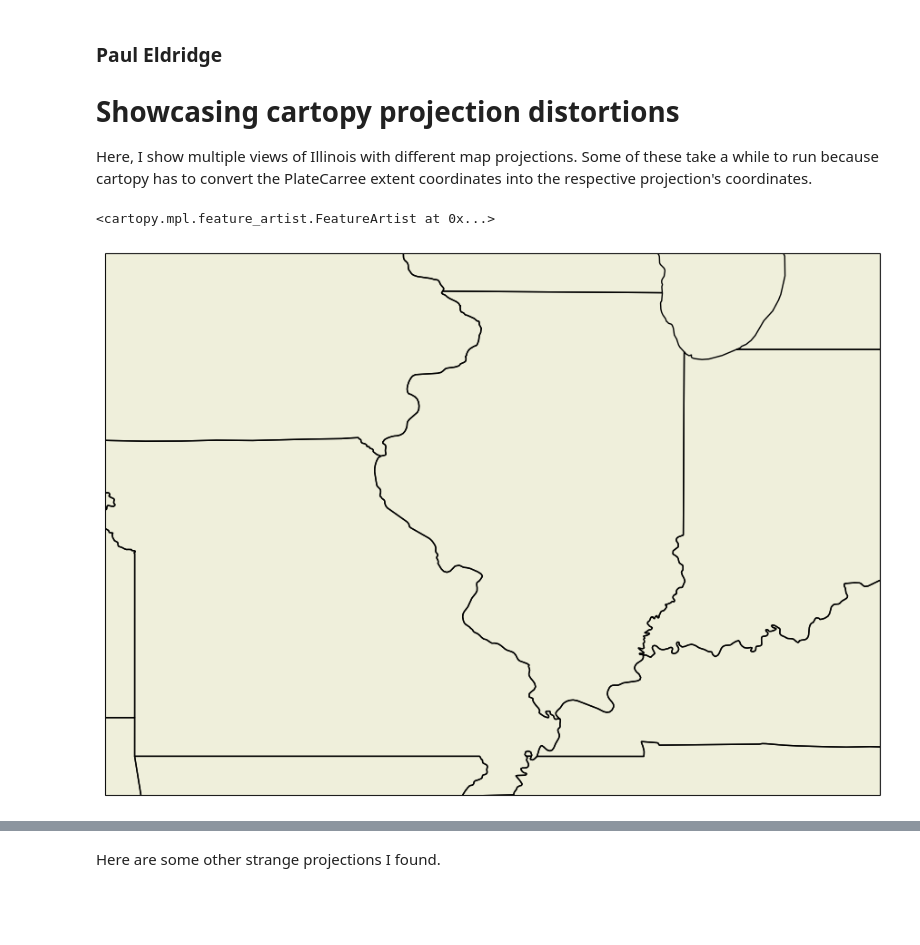
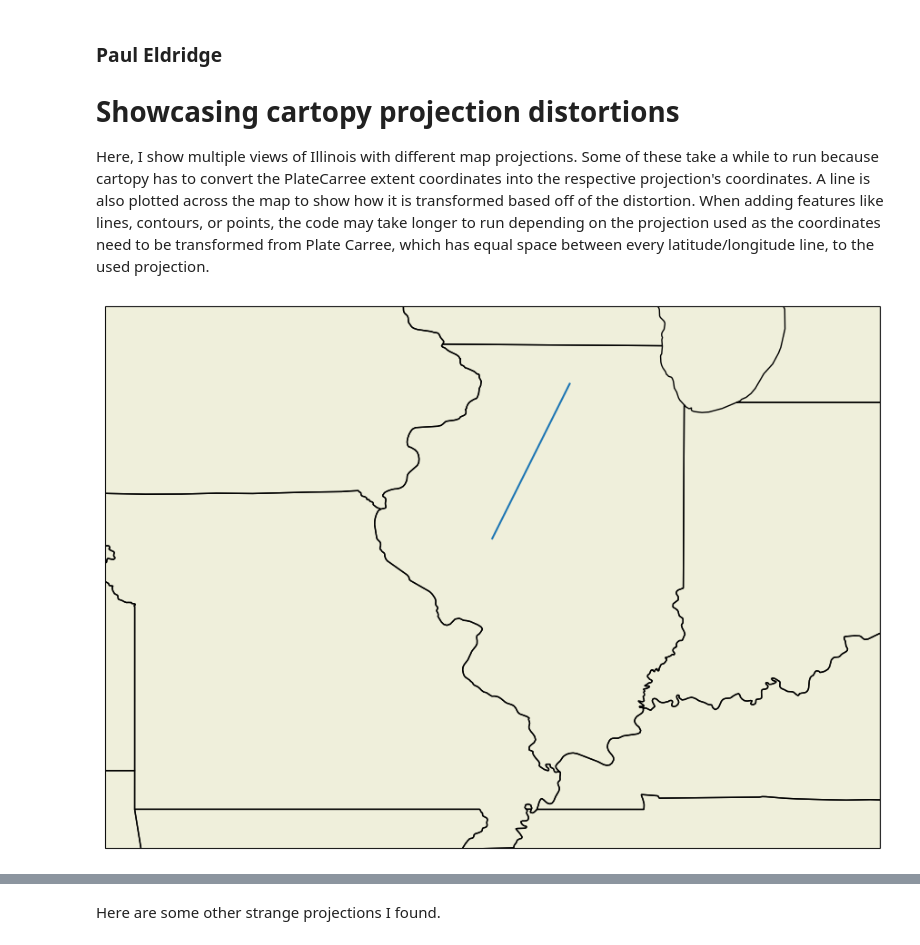
Before and after one commit to Eldpk/data_science_for_the_geosciences, a Jupyter notebook: 3 notebooks/Cartopy Projection Distortions.ipynb, the cells around one changed output, grey strips where cells are left out. Saved outputs shown, nothing was run; the diff lists cells and outputs as text; code cells hidden in the pictures; blank space fills up the shorter version.

```diff
--- a/3 notebooks/Cartopy Projection Distortions.ipynb
+++ b/3 notebooks/Cartopy Projection Distortions.ipynb
@@ -2,31 +2,35 @@
 ### Paul Eldridge
 # Showcasing cartopy projection distortions
 
-Here, I show multiple views of Illinois with different map projections. Some of these take a while to run because cartopy has to convert the PlateCarree extent coordinates into the respective projection's coordinates.
+Here, I show multiple views of Illinois with different map projections. Some of these take a while to run because cartopy has to convert the PlateCarree extent coordinates into the respective projection's coordinates. A line is also plotted across the map to show how it is transformed based off of the distortion. When adding features like lines, contours, or points, the code may take longer to run depending on the projection used as the coordinates need to be transformed from Plate Carree, which has equal space between every latitude/longitude line, to the used projection.
 # %%
 import cartopy.crs as ccrs
 import cartopy.feature as cfeature
 import matplotlib.pyplot as plt
 import numpy as np
 
 latN = 43
 latS = 36
 lonE = -85
 lonW = -95
 
 
 
 a = plt.figure(figsize=(11, 8.5))
 
 fig = plt.axes(projection=ccrs.PlateCarree())
 fig.set_extent([lonW, lonE, latS, latN], crs = ccrs.PlateCarree())
 fig.coastlines()
 fig.add_feature(cfeature.BORDERS)
 fig.add_feature(cfeature.STATES)
 fig.add_feature(cfeature.LAND)
+
+fig.plot([-90, -89], [40, 42], transform= ccrs.PlateCarree())
+
+
+plt.show()
 # %% [output]
-<cartopy.mpl.feature_artist.FeatureArtist at 0x...>
-[figure, old version]
+[figure, new version]
 # %%
 a = plt.figure(figsize=(11, 8.5))
 
```
Also changed, not shown: parts of 8 cells of this notebook, 2 other files.
